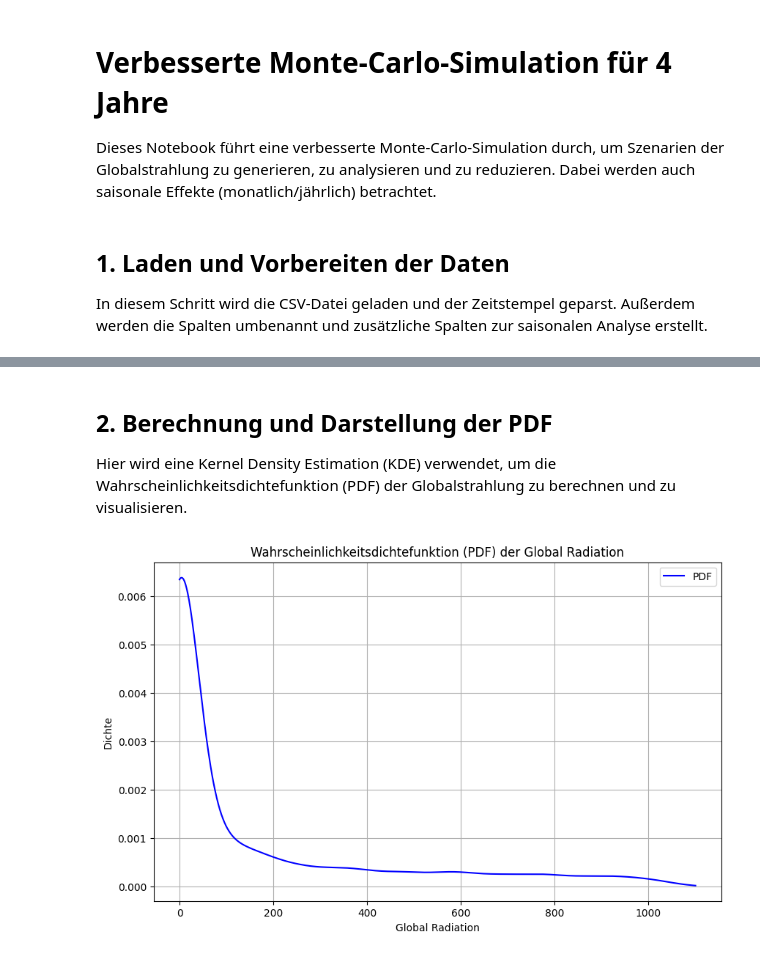
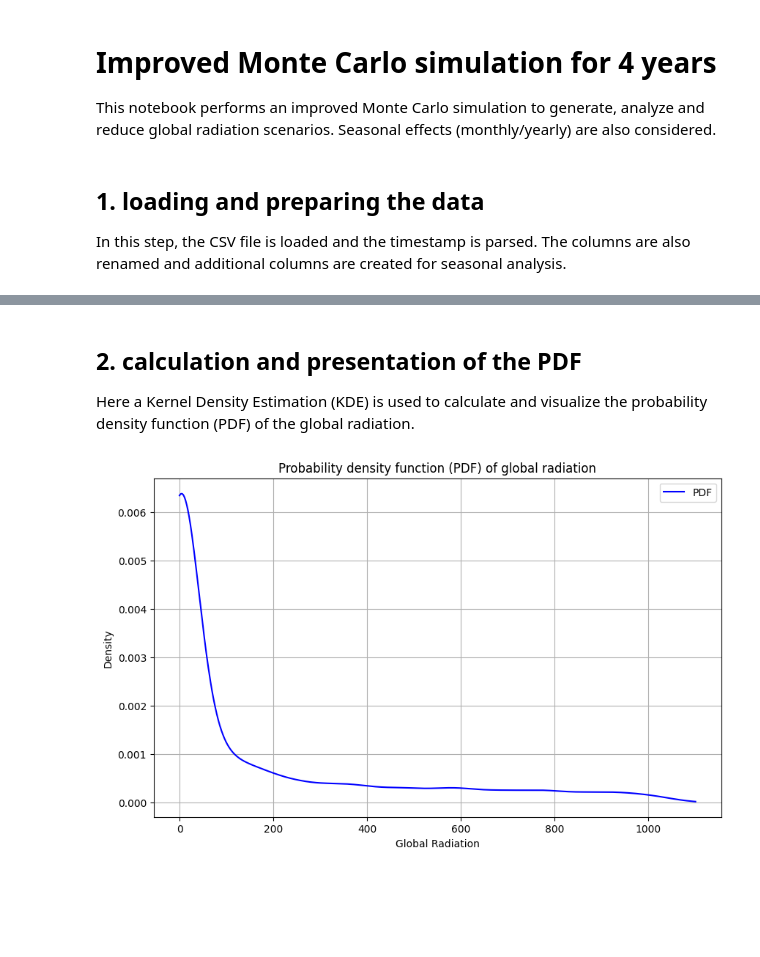
Before and after one commit to czwiessler/AMOProject, a Jupyter notebook: MonteCarlo_Simulation.ipynb, the cells around one changed output, grey strips where cells are left out. Cells and saved outputs as stored; diff of their text form; code cells hidden in the pictures; blank space fills up the shorter version.

```diff
--- a/MonteCarlo_Simulation.ipynb
+++ b/MonteCarlo_Simulation.ipynb
@@ -1,7 +1,7 @@
 # %% [markdown]
-# Verbesserte Monte-Carlo-Simulation für 4 Jahre
+# Improved Monte Carlo simulation for 4 years
 
-Dieses Notebook führt eine verbesserte Monte-Carlo-Simulation durch, um Szenarien der Globalstrahlung zu generieren, zu analysieren und zu reduzieren. Dabei werden auch saisonale Effekte (monatlich/jährlich) betrachtet.
+This notebook performs an improved Monte Carlo simulation to generate, analyze and reduce global radiation scenarios. Seasonal effects (monthly/yearly) are also considered.
 # %%
 import pandas as pd
 import numpy as np
@@ -9,9 +9,9 @@ import matplotlib.pyplot as plt
 import scipy.stats as stats
 from sklearn.cluster import KMeans
 # %% [markdown]
-## 1. Laden und Vorbereiten der Daten
+## 1. loading and preparing the data
 
-In diesem Schritt wird die CSV-Datei geladen und der Zeitstempel geparst. Außerdem werden die Spalten umbenannt und zusätzliche Spalten zur saisonalen Analyse erstellt.
+In this step, the CSV file is loaded and the timestamp is parsed. The columns are also renamed and additional columns are created for seasonal analysis.
 # %%
 def read_and_prepare_dataset(dataset_path):
     df = pd.read_csv(dataset_path)
@@ -44,26 +44,26 @@ df.head()
 | 3 | 2022-01-01 03:10:00 | 0.0 | 0.0 | 11.44 | 2.48 | 2022 | 1 |
 | 4 | 2022-01-01 04:10:00 | 0.0 | 0.0 | 11.30 | 2.41 | 2022 | 1 |
 # %% [markdown]
-## 2. Berechnung und Darstellung der PDF
+## 2. calculation and presentation of the PDF
 
-Hier wird eine Kernel Density Estimation (KDE) verwendet, um die Wahrscheinlichkeitsdichtefunktion (PDF) der Globalstrahlung zu berechnen und zu visualisieren.
+Here a Kernel Density Estimation (KDE) is used to calculate and visualize the probability density function (PDF) of the global radiation.
 # %%
 # Extrahiere die global_radiation-Daten
 data = df['global_radiation'].values
 
 # Berechne die KDE
 kde = stats.gaussian_kde(data)
 x_values = np.linspace(np.min(data), np.max(data), 1000)
 pdf_values = kde(x_values)
 
 plt.figure(figsize=(10, 6))
 plt.plot(x_values, pdf_values, label='PDF', color='blue')
-plt.title('Wahrscheinlichkeitsdichtefunktion (PDF) der Global Radiation')
+plt.title('Probability density function (PDF) of global radiation')
 plt.xlabel('Global Radiation')
-plt.ylabel('Dichte')
+plt.ylabel('Density')
 plt.legend()
 plt.grid(True)
 plt.show()
 # %% [output]
-[figure, old version]
+[figure, new version]
 # %% [markdown]
```
Also changed, not shown: parts of 10 cells of this notebook, 1 other file.
